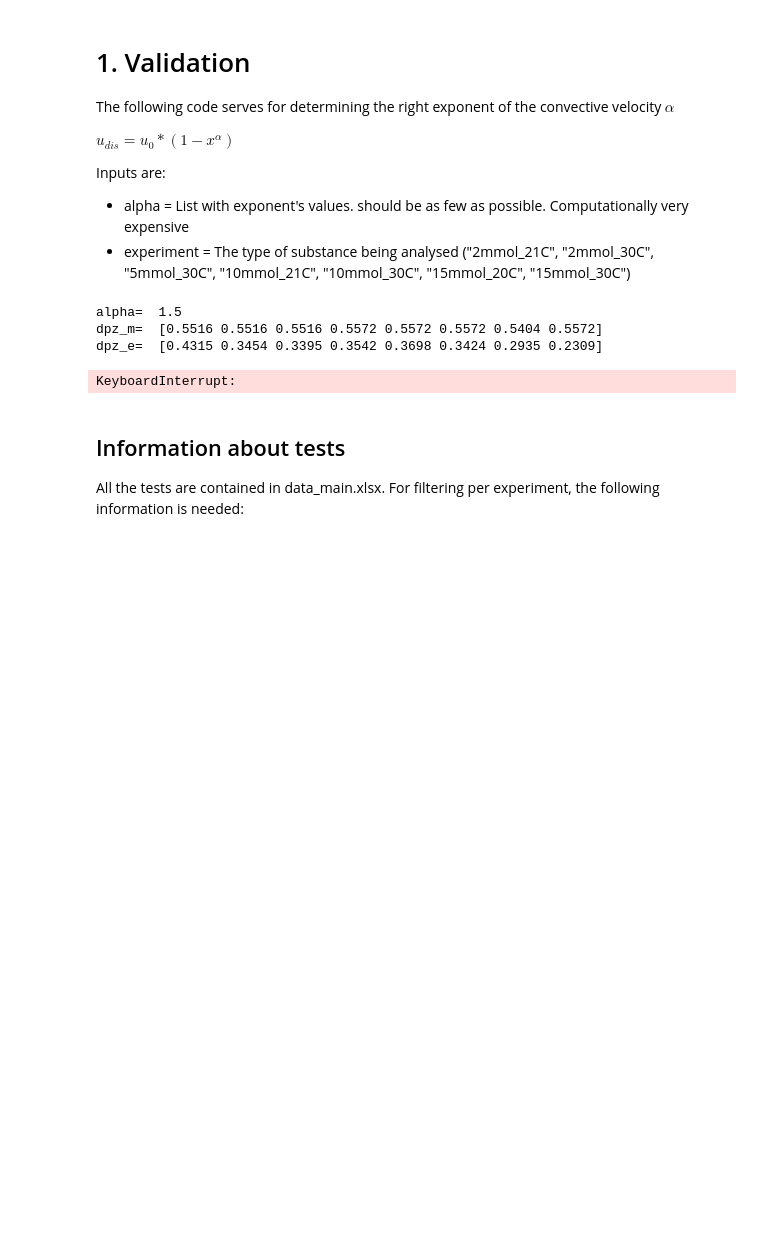
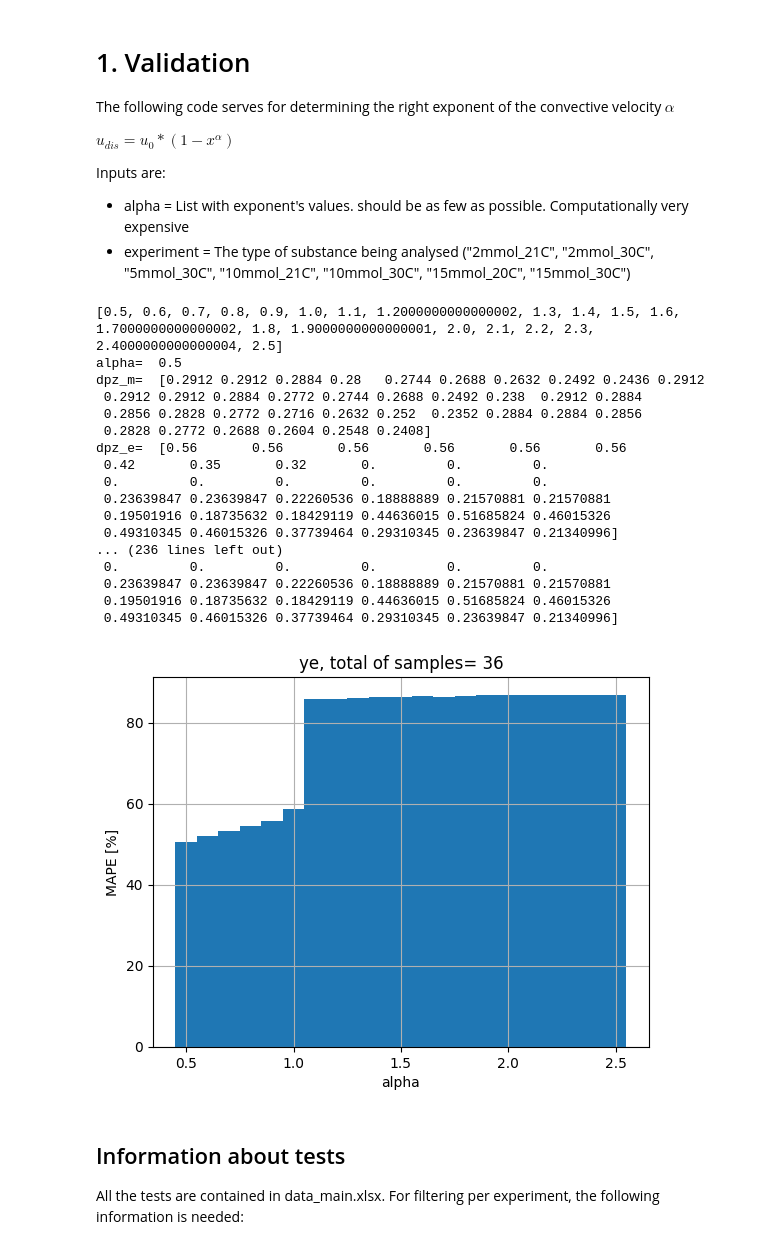
Before and after one commit to iagr98/MA-Model_3, a Jupyter notebook: Separator Model/utils.ipynb, the cells around one changed output. Cells and saved outputs as stored; diff of their text form; code cells hidden in the pictures; blank space fills up the shorter version.

Commit message:
Found alpha for all tests.

```diff
--- a/Separator Model/utils.ipynb
+++ b/Separator Model/utils.ipynb
@@ -18,14 +18,16 @@ from sim_run import run_sim
 import csv
 from sim_run_parallel_validation import parallel_simulation
 
-alpha = [1.5, 1.75]
-# experiment = "2mmol_30C"
+alpha = [0.5, 1.0, 1.1, 1.2, 1.3,1.5, 2.0]
+alpha = np.linspace(0.5,2.5, 21).tolist()
+print(alpha)
+# experiment = "15mmol_30C"
 experiment = 'ye'
-dV_ges_ye = 160
+dV_ges_ye = 280
 total_guess = np.zeros(len(alpha))
 total_mape = np.zeros(len(alpha))
 dpz_m_history = []
-N_CPU = 2
+N_CPU = 8
 sheet_name = "main" if experiment == "ye" else "sozh"
 df = pd.read_excel("Input/data_main.xlsx", sheet_name=sheet_name)
 
@@ -104,37 +106,51 @@ if (experiment=='ye'):
         "experiment": experiment,
         "alpha": alpha,
         "total_mape": total_mape.astype(int),
         "total_exp":len(tests)
     })
     fname = f"{experiment}_{dV_ges_ye}_alpha_{alpha[0]}_{alpha[-1]}.csv"
     df_out.to_csv(fname, index=False)
 else:
     df_out = pd.DataFrame({
         "experiment": experiment,
         "alpha": alpha,
         "total_guess": total_guess.astype(int),
         "total_exp":len(tests),
         "total_guess_p": (total_guess.astype(int)/len(tests))
     })
     fname = f"{experiment}_alpha_{alpha[0]}_{alpha[-1]}.csv"
     df_out.to_csv(fname, index=False)
 
 
 if (experiment=='ye'):
     plt.bar(alpha, total_mape, width=0.1)
     plt.ylabel('MAPE [%]')
 else:
     plt.bar(alpha, 100*total_guess/len(tests), width=0.1)
     plt.ylabel('Correct guess [%]')
 plt.xlabel('alpha')
 plt.title(f'{experiment}, total of samples= {len(tests)}')
 plt.grid()
 plt.show()
 # %% [output]
-alpha=  1.5
-dpz_m=  [0.5516 0.5516 0.5516 0.5572 0.5572 0.5572 0.5404 0.5572]
-dpz_e=  [0.4315 0.3454 0.3395 0.3542 0.3698 0.3424 0.2935 0.2309]
+[0.5, 0.6, 0.7, 0.8, 0.9, 1.0, 1.1, 1.2000000000000002, 1.3, 1.4, 1.5, 1.6, 1.7000000000000002, 1.8, 1.9000000000000001, 2.0, 2.1, 2.2, 2.3, 2.4000000000000004, 2.5]
+alpha=  0.5
+dpz_m=  [0.2912 0.2912 0.2884 0.28   0.2744 0.2688 0.2632 0.2492 0.2436 0.2912
+ 0.2912 0.2912 0.2884 0.2772 0.2744 0.2688 0.2492 0.238  0.2912 0.2884
+ 0.2856 0.2828 0.2772 0.2716 0.2632 0.252  0.2352 0.2884 0.2884 0.2856
+ 0.2828 0.2772 0.2688 0.2604 0.2548 0.2408]
+dpz_e=  [0.56       0.56       0.56       0.56       0.56       0.56
+ 0.42       0.35       0.32       0.         0.         0.
+ 0.         0.         0.         0.         0.         0.
+ 0.23639847 0.23639847 0.22260536 0.18888889 0.21570881 0.21570881
+ 0.19501916 0.18735632 0.18429119 0.44636015 0.51685824 0.46015326
+ 0.49310345 0.46015326 0.37739464 0.29310345 0.23639847 0.21340996]
+... (236 lines left out)
+ 0.         0.         0.         0.         0.         0.
+ 0.23639847 0.23639847 0.22260536 0.18888889 0.21570881 0.21570881
+ 0.19501916 0.18735632 0.18429119 0.44636015 0.51685824 0.46015326
+ 0.49310345 0.46015326 0.37739464 0.29310345 0.23639847 0.21340996]
-KeyboardInterrupt:
+[figure, added]
 # %% [markdown]
 ## Information about tests
 
```
Also changed, not shown: parts of 1 cell of this notebook, 19 other files.
